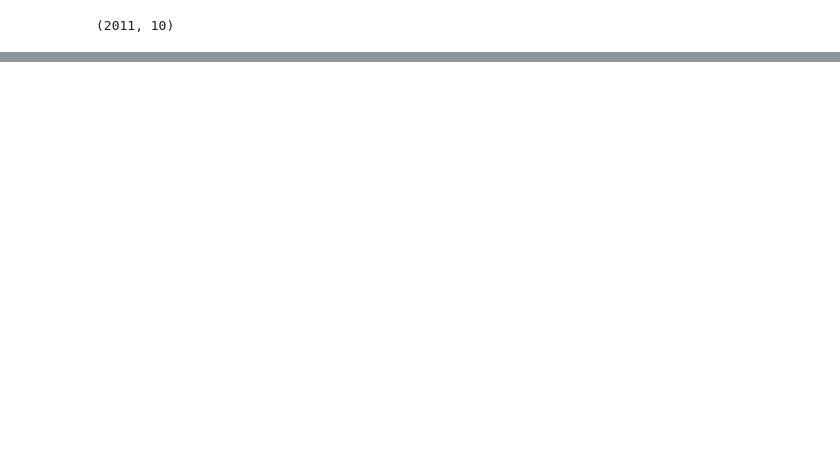
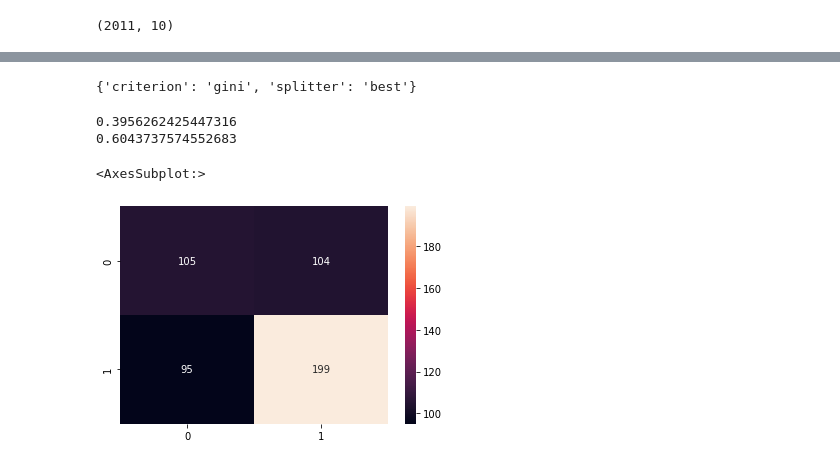
Before and after one commit to gprasad125/SC2022-BatchB-python-enjoyers, a Jupyter notebook: finalProject/EDA.ipynb, the cells around one changed output, grey strips where cells are left out. Drawn from its saved outputs; the diff is of its cells as text; code cells hidden in the pictures; blank space fills up the shorter version.

```diff
--- a/finalProject/EDA.ipynb
+++ b/finalProject/EDA.ipynb
@@ -395,0 +384,24 @@ Name: Potability, dtype: int64
+# %%
+from sklearn.tree import DecisionTreeClassifier
+
+parameters = {
+    "criterion": ["gini", "entropy", "log_loss"],
+    "splitter": ["best", "random"]
+}
+dtc = GridSearchCV(DecisionTreeClassifier(), param_grid = parameters)
+dtc.fit(x_train, y_train)
+dtc.best_params_
+# %% [output]
+{'criterion': 'gini', 'splitter': 'best'}
+# %%
+dtc2 = DecisionTreeClassifier().fit(x_train,y_train)
+y_hat_dtc = dtc2.predict(x_test)
+mean_squared_error = (np.sum((y_test - y_hat_dtc)**2))/len(y_test)
+print(mean_squared_error)
+print(dtc.score(x_test,y_test))
+sns.heatmap(confusion_matrix(y_test, y_hat_dtc), annot = True, fmt ='g')
+# %% [output]
+0.3956262425447316
+0.6043737574552683
+<AxesSubplot:>
+[figure, added]
```
Also changed, not shown: parts of 32 cells of this notebook, 14 other files.
